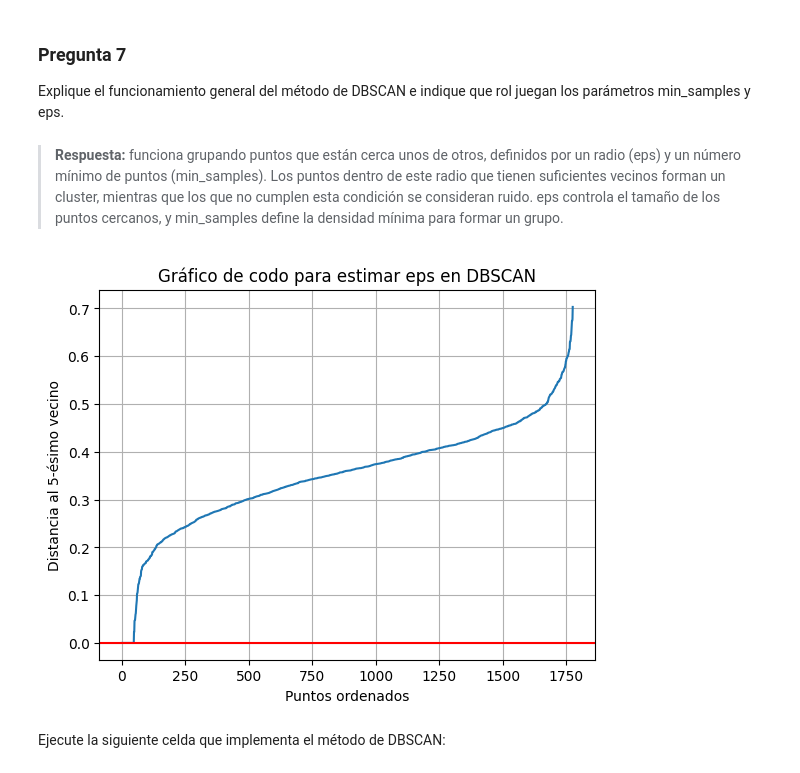
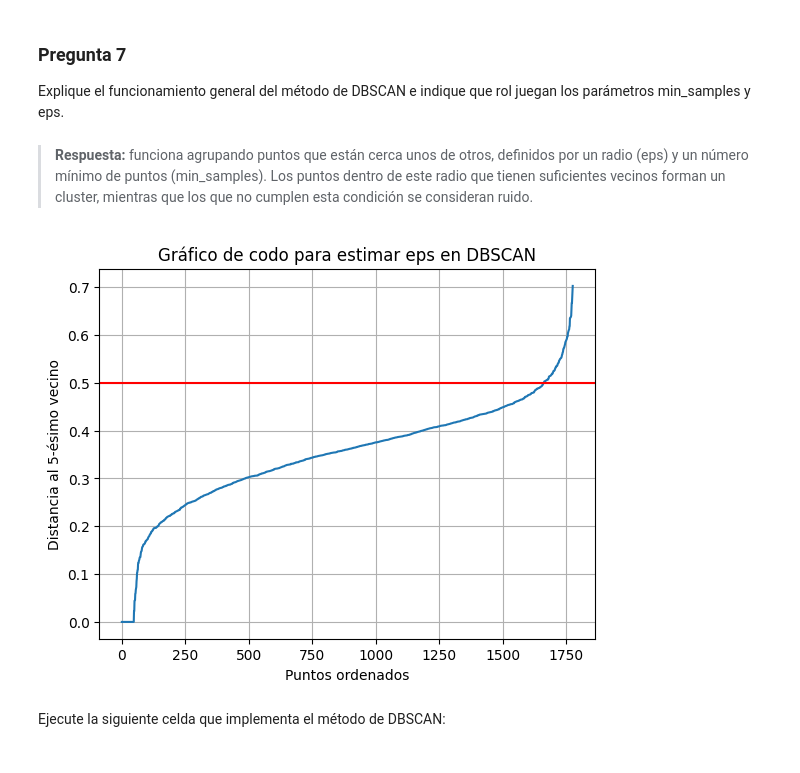
Before and after one commit to SebaSalasLvd/laboratorios-mineria, a Jupyter notebook: lab5/CC5205_Laboratorio_5.ipynb, the cells around one changed output. Saved outputs shown, nothing was run; the diff lists cells and outputs as text; code cells hidden in the pictures.

```diff
--- a/lab5/CC5205_Laboratorio_5.ipynb
+++ b/lab5/CC5205_Laboratorio_5.ipynb
@@ -293,28 +293,28 @@ Ahora probaremos hacer el clustering con el método DBSCAN.
 
 Explique el funcionamiento general del método de DBSCAN e indique que rol juegan los parámetros min_samples y eps.
 # %% [markdown]
->**Respuesta:**  funciona grupando puntos que están cerca unos de otros, definidos por un radio (eps) y un número mínimo de puntos (min_samples). Los puntos dentro de este radio que tienen suficientes vecinos forman un cluster, mientras que los que no cumplen esta condición se consideran ruido. eps controla el tamaño de los puntos cercanos, y min_samples define la densidad mínima para formar un grupo.
+>**Respuesta:**  funciona agrupando puntos que están cerca unos de otros, definidos por un radio (eps) y un número mínimo de puntos (min_samples). Los puntos dentro de este radio que tienen suficientes vecinos forman un cluster, mientras que los que no cumplen esta condición se consideran ruido.
 # %%
 from sklearn.neighbors import NearestNeighbors
 import numpy as np
 import matplotlib.pyplot as plt
 
 k = 5  # usado como min_samples en DBSCAN
 neighbors = NearestNeighbors(n_neighbors=k)
 neighbors_fit = neighbors.fit(X_pca)
 distances, _ = neighbors_fit.kneighbors(X_pca)
 k_distances = np.sort(distances[:, k-1]) # Ordenar las distancias al k-ésimo vecino
 
 plt.plot(k_distances)
-# TODO: elija el valor de y
-plt.axhline(y=0, color='r')
+
+plt.axhline(y=0.5, color='r')
 plt.ylabel(f'Distancia al {k}-ésimo vecino')
 plt.xlabel('Puntos ordenados')
 plt.title('Gráfico de codo para estimar eps en DBSCAN')
 plt.grid(True)
 plt.show()
 # %% [output]
-[figure, old version]
+[figure, new version]
 # %% [markdown]
 Ejecute la siguiente celda que implementa el método de DBSCAN:
 # %%
```
Also changed, not shown: parts of 17 cells of this notebook.
